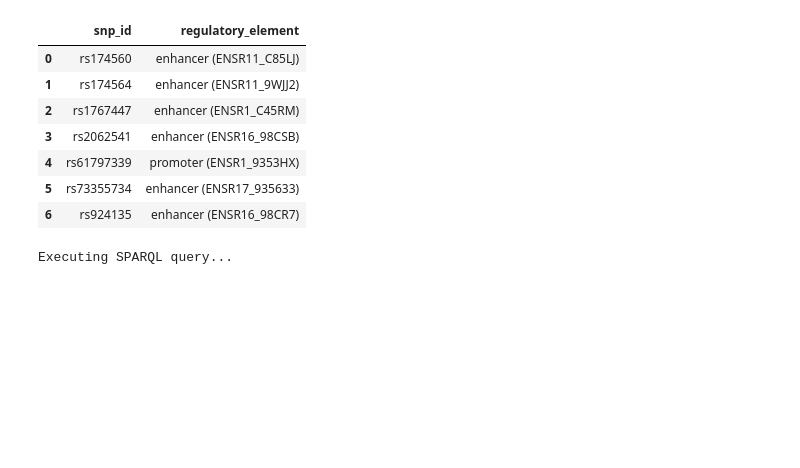
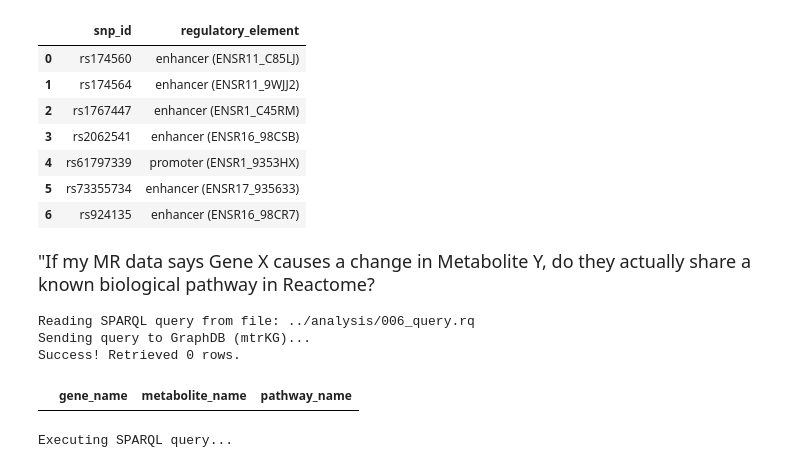
Before and after one commit to sadegh-rizi/mtrKG, a Jupyter notebook: src/notebook.ipynb, the cells around one changed output. Cells and saved outputs as stored; diff of their text form; code cells hidden in the pictures; blank space fills up the shorter version.

Commit message:
Feat: integrate Reactome

```diff
--- a/src/notebook.ipynb
+++ b/src/notebook.ipynb
@@ -347,6 +400,20 @@ Success! Retrieved 7 rows.
 | 4 | rs61797339 | promoter (ENSR1_9353HX) |
 | 5 | rs73355734 | enhancer (ENSR17_935633) |
 | 6 | rs924135 | enhancer (ENSR16_98CR7) |
+# %% [markdown]
+<font size="4">
+"If my MR data says Gene X causes a change in Metabolite Y, do they actually share a known biological pathway in Reactome?
+</font>
+# %%
+df_results = query_graphdb("../analysis/006_query.rq", repo_name="mtrKG")
+
+# Display the results
+display(df_results)
+# %% [output]
+Reading SPARQL query from file: ../analysis/006_query.rq
+Sending query to GraphDB (mtrKG)...
+Success! Retrieved 0 rows.
+|  | gene_name | metabolite_name | pathway_name |
 # %%
 execute_sparql(g,optimized_gwas_query)
 # %% [output]
```
Also changed, not shown: parts of 7 cells of this notebook, 2 other files.
